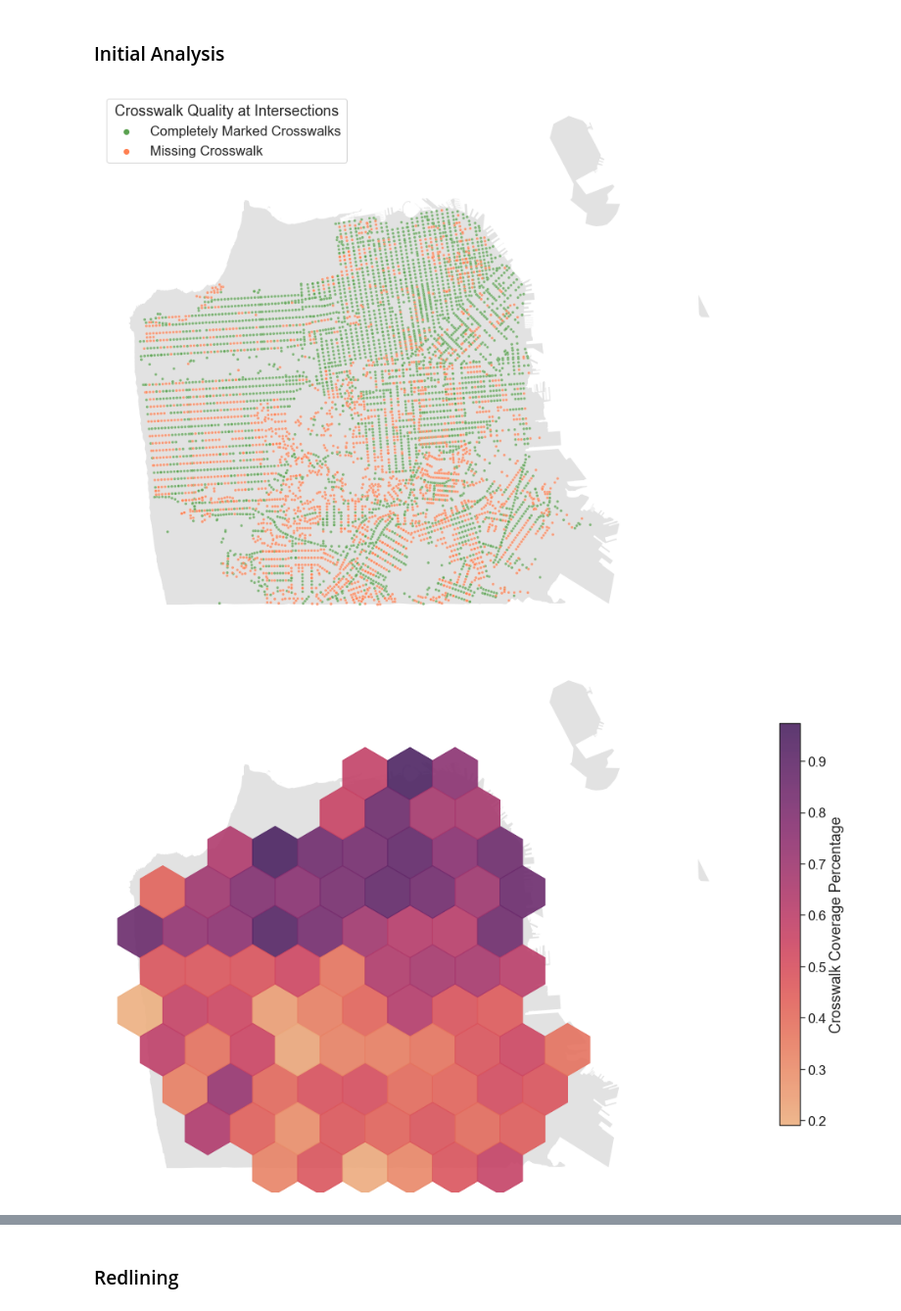
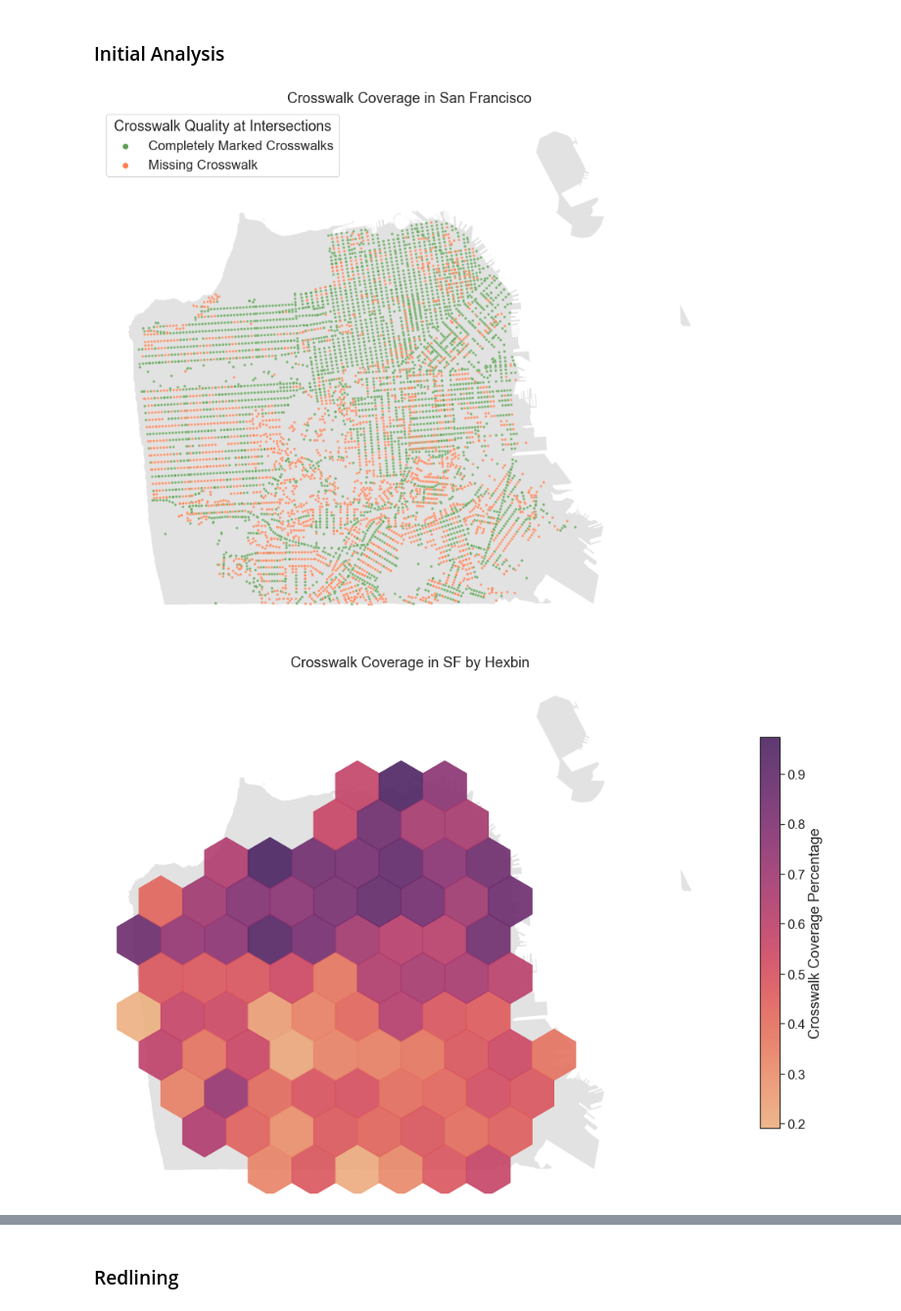
Before and after one commit to hua-mike/cp255-project, a Jupyter notebook: cp255-project-nb.ipynb, the cells around one changed output, grey strips where cells are left out. Shown at 98% size. Saved outputs shown, nothing was run; the diff lists cells and outputs as text; code cells hidden in the pictures.

```diff
--- a/cp255-project-nb.ipynb
+++ b/cp255-project-nb.ipynb
@@ -190,25 +190,27 @@ handles, labels = ax.get_legend_handles_labels()
 ax.legend(handles=handles, labels=['Completely Marked Crosswalks', 'Missing Crosswalk'],
     title="Crosswalk Quality at Intersections")
 sns.move_legend(ax, "upper left")
+ax.set_title('Crosswalk Coverage in San Francisco')
 ax.set_axis_off()
 
 plt.savefig("docs/images/crosswalks.png", dpi=save_dpi, bbox_inches='tight', transparent=True)
 plt.show()
 # %% [output]
-[figure, old version]
+[figure, new version]
 # %%
 # hex plot of crossing density
 
 fig, ax = plt.subplots(figsize=(18,12))
 g = outline.plot(color=base_gray, edgecolor='none', linewidth=1, ax=ax, aspect='auto')
 hb = ax.hexbin(x=cw.longitude, y=cw.latitude, C=cw.cw_q, reduce_C_function=np.mean,
     gridsize=10, mincnt=10, cmap='flare', alpha=0.9)
 fig.colorbar(hb, shrink=.75, label='Crosswalk Coverage Percentage', ax=ax)
+ax.set_title('Crosswalk Coverage in SF by Hexbin')
 ax.set_axis_off()
 plt.savefig("docs/images/cw-hexbin.png", dpi=save_dpi, bbox_inches='tight', transparent=True)
 plt.show()
 # %% [output]
-[figure, old version]
+[figure, new version]
 # %%
 # px.set_mapbox_access_token(open("mapbox_api_key.json").read())
 
```
Also changed, not shown: parts of 2 cells of this notebook, 4 other files.
